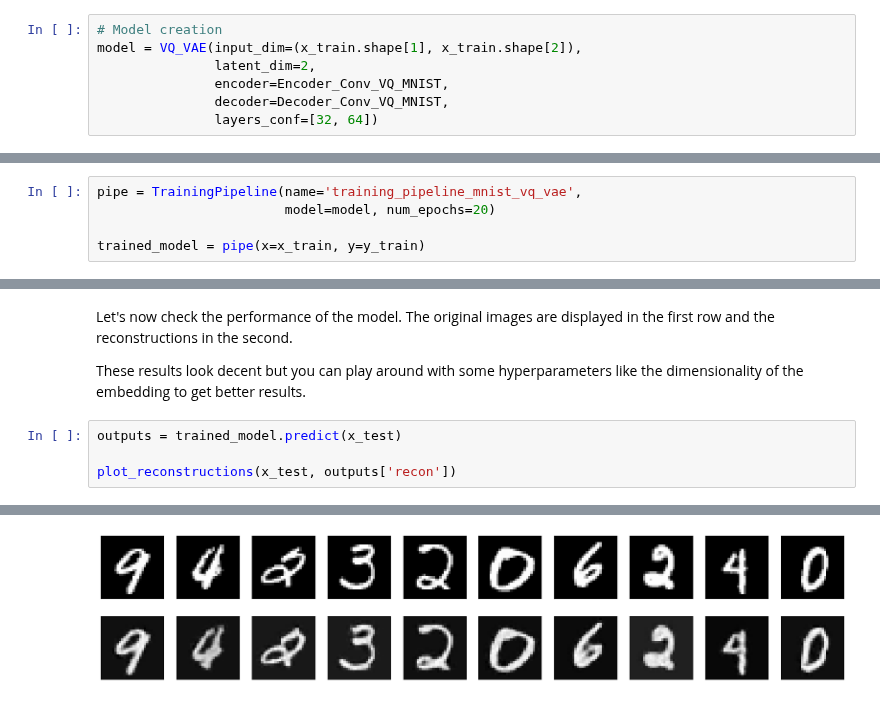
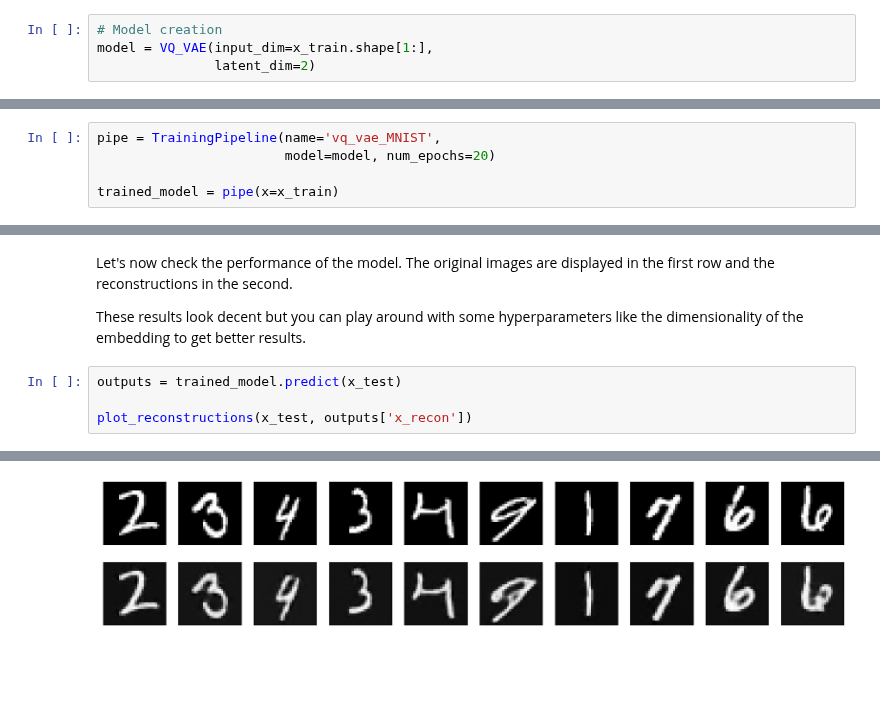
Before and after one commit to NahuelCostaCortez/rapidae, a Jupyter notebook: examples/vq_vae.ipynb, the cells around one changed output, grey strips where cells are left out. Drawn from its saved outputs; the diff is of its cells as text; blank space fills up the shorter version.

```diff
--- a/examples/vq_vae.ipynb
+++ b/examples/vq_vae.ipynb
@@ -64,8 +53,5 @@ y_test = utils.to_categorical(data["y_test"], n_classes)
 Model's creation step. The selected encoder and decoder are similar to the ones used in the vanilla vae example for MNIST, but with a few changes related to latent space, since in VQ-vae we don't have available 'z_mean' and 'z_log_var' arrays.
 # %%
 # Model creation
-model = VQ_VAE(input_dim=(x_train.shape[1], x_train.shape[2]),
-               latent_dim=2,
-               encoder=Encoder_Conv_VQ_MNIST,
-               decoder=Decoder_Conv_VQ_MNIST,
-               layers_conf=[32, 64])
+model = VQ_VAE(input_dim=x_train.shape[1:],
+               latent_dim=2)
@@ -74,8 +64,8 @@ model = VQ_VAE(input_dim=(x_train.shape[1], x_train.shape[2]),
 # %% [markdown]
 Define the training pipeline. You can fix some hyperparameters related to training (learning rate, batch size, numer of epochs, etc.). You can also pass a list of model callbacks.
 # %%
-pipe = TrainingPipeline(name='training_pipeline_mnist_vq_vae',
+pipe = TrainingPipeline(name='vq_vae_MNIST',
                         model=model, num_epochs=20)
 
-trained_model = pipe(x=x_train, y=y_train)
+trained_model = pipe(x=x_train)
 # %% [output]
@@ -108,5 +110,5 @@ These results look decent but you can play around with some hyperparameters like
 # %%
 outputs = trained_model.predict(x_test)
 
-plot_reconstructions(x_test, outputs['recon'])
+plot_reconstructions(x_test, outputs['x_recon'])
 # %% [output]
@@ -114 +116 @@ plot_reconstructions(x_test, outputs['recon'])
-[figure, old version]
+[figure, new version]
```
Also changed, not shown: parts of 5 cells of this notebook, 35 other files.
